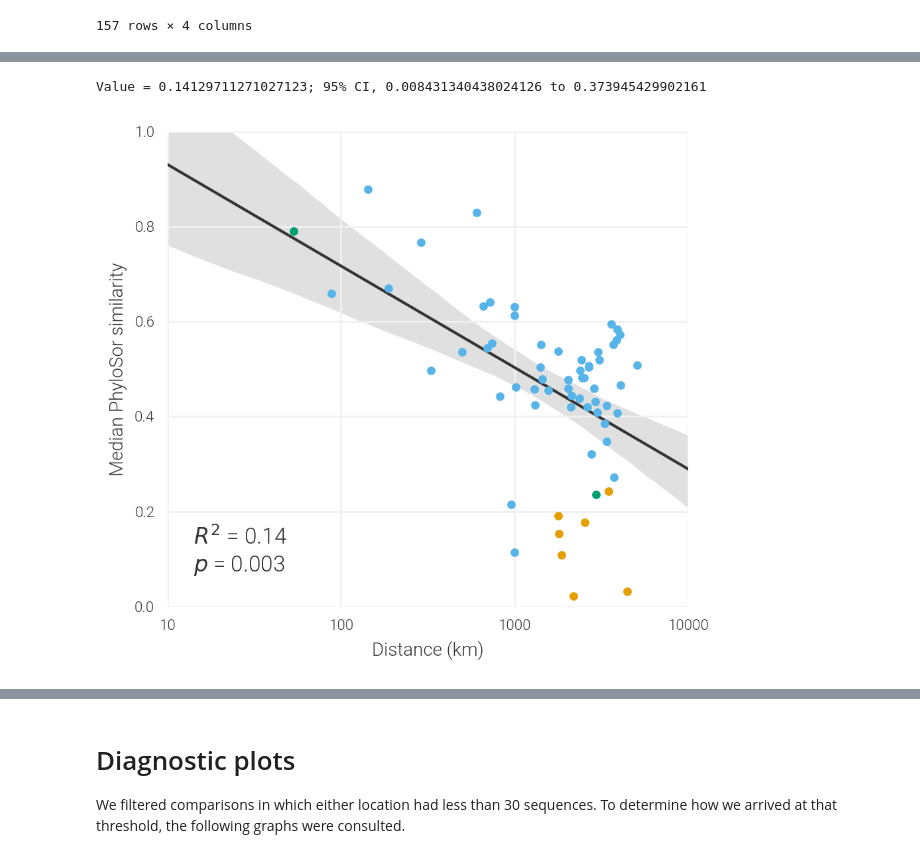
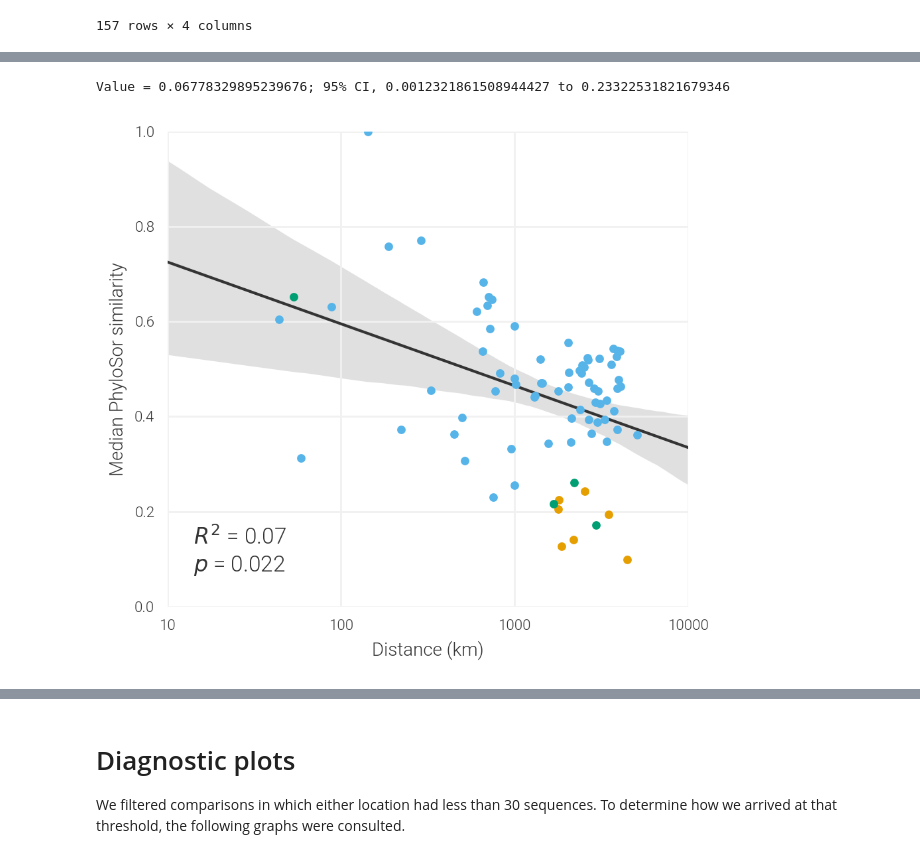
Before and after one commit to andersen-lab/project_2023_SARS-CoV-2_Connectivity, a Jupyter notebook: analyses/figure1_phylosor-similarity.ipynb, the cells around one changed output, grey strips where cells are left out. Drawn from its saved outputs; the diff is of its cells as text; code cells hidden in the pictures.

```diff
--- a/analyses/figure1_phylosor-similarity.ipynb
+++ b/analyses/figure1_phylosor-similarity.ipynb
@@ -73,7 +74,7 @@ def correct_names( entry ):
         return_value += ", MEX"
     return return_value
 
-res = load_results( "../data/phylosor_newnull_results.csv", source="San Diego_CA", min_sequences=30 )
+res = load_results( "../data/phylosor_results.csv", source="San Diego_CA", min_sequences=30 )
 res["siteB"] = res["siteB"].apply( correct_names )
 res.head()
 # %% [output]
@@ -233,5 +290,5 @@ plt.show()
 # %%
-def get_coefficient( data, independent, dependent, bootstraps=1000 ):
+def get_coefficient( data, independent, dependent, bootstraps=1000, return_data=False ):
 
     results = []
     for i in range(bootstraps):
@@ -243,36 +300,38 @@ def get_coefficient( data, independent, dependent, bootstraps=1000 ):
 
     test_x = data[dependent].to_numpy().reshape(-1, 1)
     test_y = data[independent].to_numpy().reshape(-1, 1)
+    if return_data:
+        return results
     return np.quantile( results, 0.5 ), spearmanr( test_x, test_y, nan_policy="omit" )[1]
 
 fig, ax = plt.subplots( dpi=200, figsize=(5,4.5) )
 
 for loc, color in [ ("USA", "#56B4E9"), ("CAN", "#E69F00"), ("MEX", "#009E73")]:
     temp = plot_df.loc[plot_df["COUNTRY"]==loc]
     ax.scatter( x=temp["distance"], y=temp["median"], c=color, s=13, zorder=10 )
 
 ax.set_ylim( 0, 1 )
 ax.set_xlim( 1,4 )
 ax.set_xticks( [1, 2, 3, 4] )
 ax.set_xticklabels( [10, 100, 1000, 10000] )
 
 sns.regplot( x="distance", y="median", data=plot_df, color=COLOR, scatter=False, line_kws={"zorder" : 5, "linewidth" : 1.5}, ax=ax, truncate=False )
 
 ax.set_xlabel( "Distance (km)", fontsize=10 )
 ax.set_ylabel( "Median PhyloSor similarity", fontsize=10 )
 
 coeff = get_coefficient( plot_df.loc[~plot_df["median"].isna()], "distance" ,"median" )
 ax.text( 0.05, 0.17, f"$R^2$ = {coeff[0]:.2f}", transform=ax.transAxes, fontsize=12, ha="left", va="top" )
 ax.text( 0.05, 0.11, f"$p$ = {coeff[1]:.3f}", transform=ax.transAxes, fontsize=12, ha="left", va="top" )
 ax.grid( which="both", axis="both", linewidth=1, color="#F1F1F1", zorder=1)
 [ax.spines[j].set_visible(False) for j in ax.spines]
 ax.tick_params( axis="x", bottom=False, which="both", labelbottom=True, labelsize=8 )
 ax.tick_params( axis="y", left=False, which="both", labelsize=8 )
 
 
 plt.tight_layout()
-plt.savefig( "../analyses/plots/figure1_phylosor-distance.pdf" )
+#plt.savefig( "../analyses/plots/figure1_phylosor-distance.pdf" )
 plt.show()
 # %% [output]
-Value = 0.14129711271027123; 95% CI, 0.008431340438024126 to 0.373945429902161
+Value = 0.06778329895239676; 95% CI, 0.0012321861508944427 to 0.23322531821679346
-[figure, old version]
+[figure, new version]
```
Also changed, not shown: parts of 20 cells of this notebook, 17 other files.
